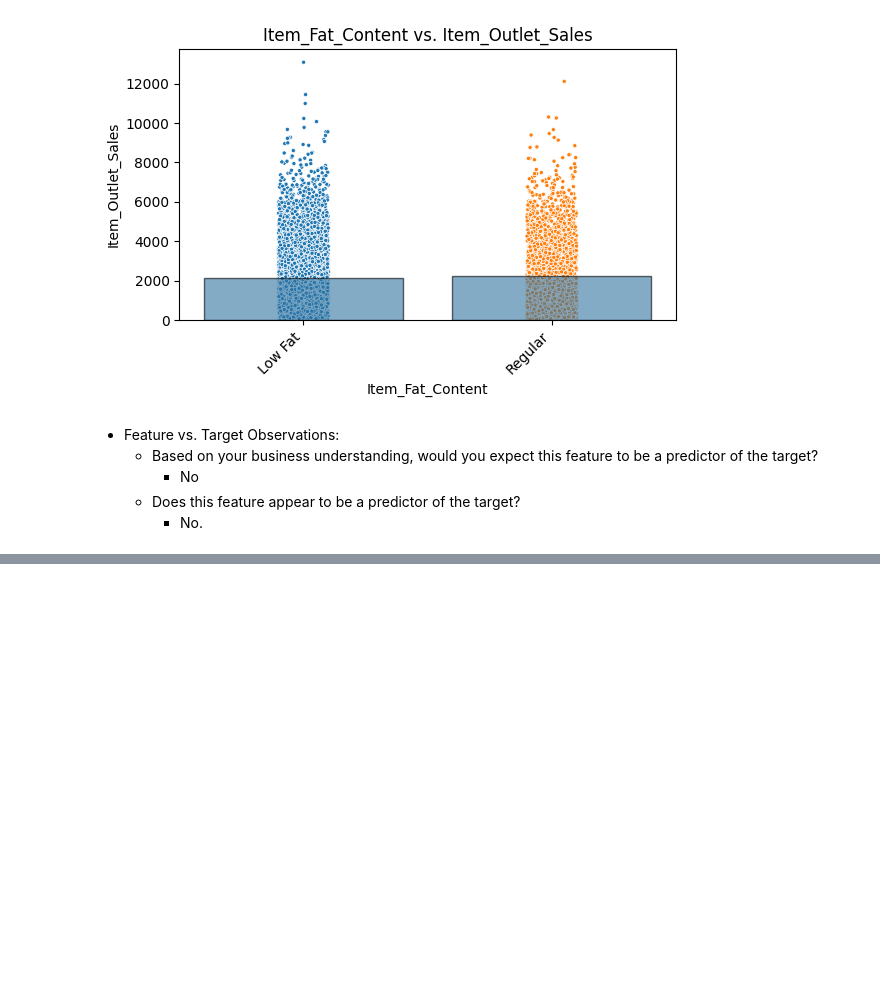
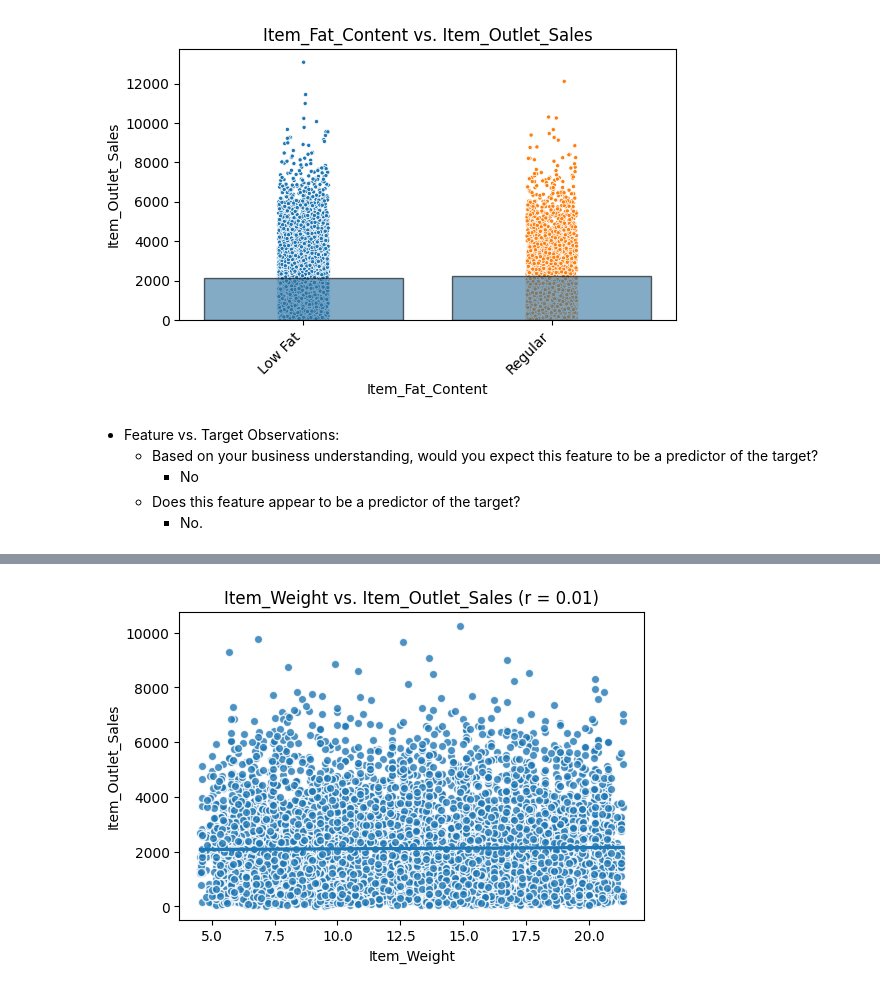
Before and after one commit to Zainakhader/Project1, a Jupyter notebook: Untitled3.ipynb, the cells around one changed output, grey strips where cells are left out. Cells and saved outputs as stored; diff of their text form; code cells hidden in the pictures; blank space fills up the shorter version.

```diff
--- a/Untitled3.ipynb
+++ b/Untitled3.ipynb
@@ -757,0 +794,4 @@ plot_categorical_vs_target(df,'Item_Fat_Content','Item_Outlet_Sales');
+# %%
+plot_numeric_vs_target(df,'Item_Weight','Item_Outlet_Sales');
+# %% [output]
+[figure, added]
```
Also changed, not shown: parts of 5 cells of this notebook.
